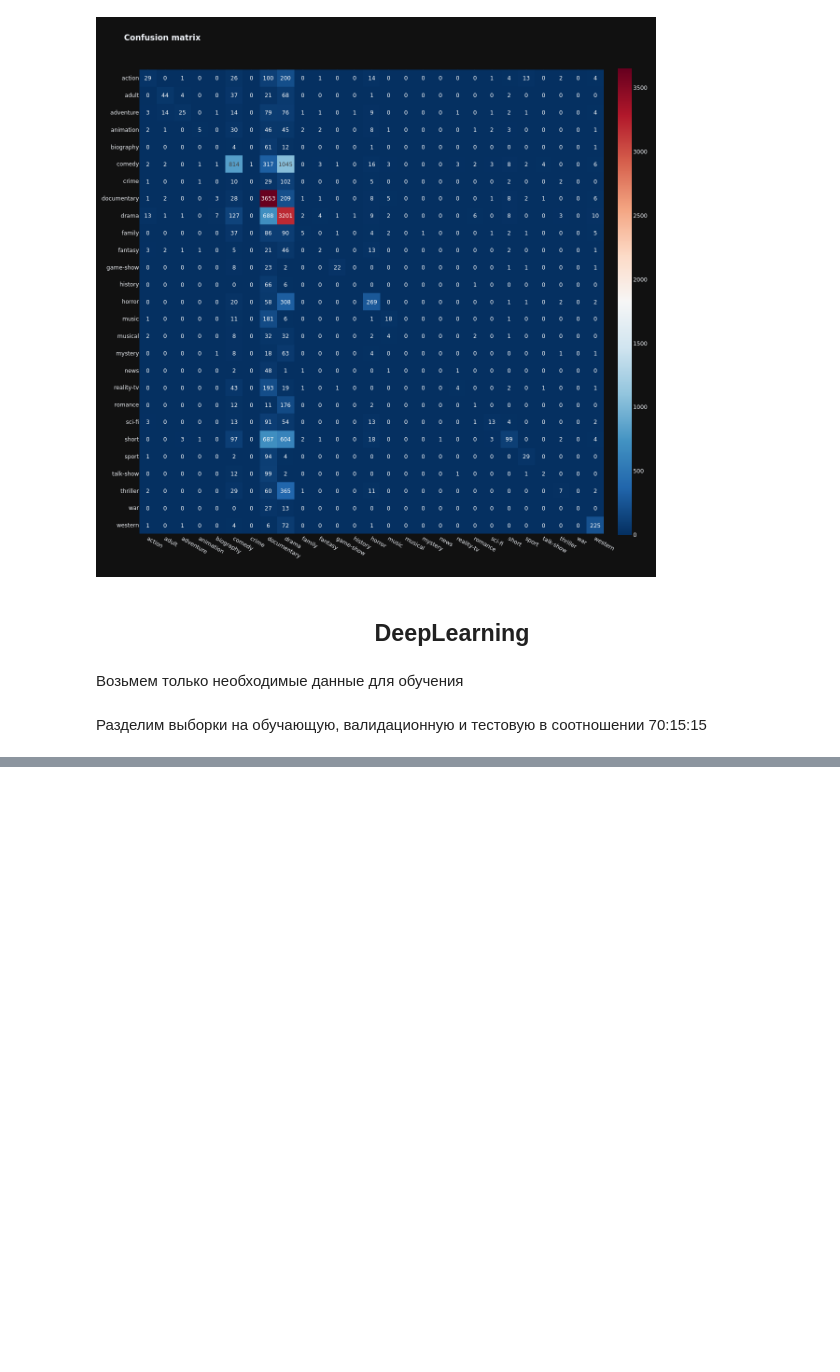
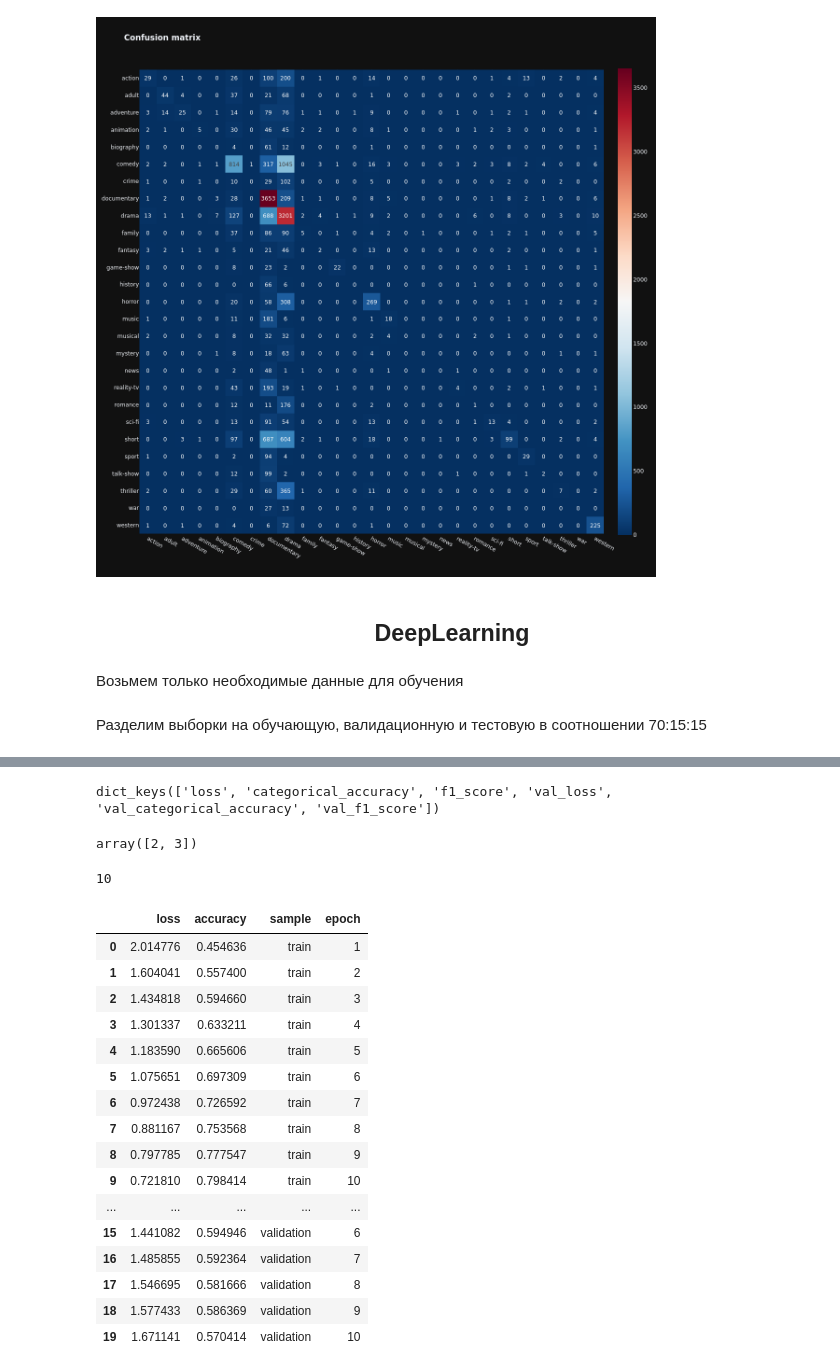
Before and after one commit to ScReameer/Movie-genre-classification, a Jupyter notebook: notebook/Movie genre classification.ipynb, the cells around one changed output, grey strips where cells are left out. Saved outputs shown, nothing was run; the diff lists cells and outputs as text; code cells hidden in the pictures; blank space fills up the shorter version.

```diff
--- a/notebook/Movie genre classification.ipynb
+++ b/notebook/Movie genre classification.ipynb
@@ -605,0 +488,7 @@ model.compile(
+# %%
+text_input = tf.keras.layers.Input(shape=(), dtype=tf.string)
+preprocessor = hub.KerasLayer('https://kaggle.com/models/tensorflow/bert/frameworks/TensorFlow2/variations/en-uncased-preprocess/versions/3')
+encoder_inputs = preprocessor(text_input)
+encoder = hub.KerasLayer('https://www.kaggle.com/models/tensorflow/bert/frameworks/tensorFlow2/variations/bert-en-uncased-l-12-h-128-a-2/versions/2', trainable=True)
+outputs = encoder(encoder_inputs)['pooled_output']
+embedding_model = tf.keras.Model(text_input, outputs)
@@ -605,0 +504,19 @@ model.compile(
+# %%
+checkpoint_filepath = '/tmp/checkpoint'
+model_checkpoint_callback = tf.keras.callbacks.ModelCheckpoint(
+    filepath=checkpoint_filepath,
+    save_weights_only=True,
+    monitor='val_categorical_accuracy',
+    mode='max',
+    save_best_only=True
+)
+
+model.compile(
+    optimizer=tf.keras.optimizers.Adam(learning_rate=5e-5),
+    loss=tf.keras.losses.CategoricalCrossentropy(),
+    metrics=[
+        tf.keras.metrics.CategoricalAccuracy(),
+        tf.keras.metrics.F1Score()
+    ]
+)
+model.summary()
@@ -633,0 +574,38 @@ KeyboardInterrupt:
+# %%
+history.history.keys()
+# %% [output]
+dict_keys(['loss', 'categorical_accuracy', 'f1_score', 'val_loss', 'val_categorical_accuracy', 'val_f1_score'])
+# %%
+np.array([1, 2]) + 1
+# %% [output]
+array([2, 3])
+# %%
+history.history['f1_score']
+# %% [output]
+10
+# %%
+loss_metrics_df = pd.DataFrame({
+    'loss': history.history['loss'] + history.history['val_loss'],
+    'accuracy': history.history['categorical_accuracy'] + history.history['val_categorical_accuracy'],
+    'sample': ['train']*epochs + ['validation']*epochs,
+    'epoch': list(range(1, epochs+1))*2
+})
+loss_metrics_df
+# %% [output]
+|  | loss | accuracy | sample | epoch |
+| 0 | 2.014776 | 0.454636 | train | 1 |
+| 1 | 1.604041 | 0.557400 | train | 2 |
+| 2 | 1.434818 | 0.594660 | train | 3 |
+| 3 | 1.301337 | 0.633211 | train | 4 |
+| 4 | 1.183590 | 0.665606 | train | 5 |
+| 5 | 1.075651 | 0.697309 | train | 6 |
+| 6 | 0.972438 | 0.726592 | train | 7 |
+| 7 | 0.881167 | 0.753568 | train | 8 |
+| 8 | 0.797785 | 0.777547 | train | 9 |
+| 9 | 0.721810 | 0.798414 | train | 10 |
+| ... | ... | ... | ... | ... |
+| 15 | 1.441082 | 0.594946 | validation | 6 |
+| 16 | 1.485855 | 0.592364 | validation | 7 |
+| 17 | 1.546695 | 0.581666 | validation | 8 |
+| 18 | 1.577433 | 0.586369 | validation | 9 |
+| 19 | 1.671141 | 0.570414 | validation | 10 |
```
Also changed, not shown: parts of 28 cells of this notebook, 1 other file.
